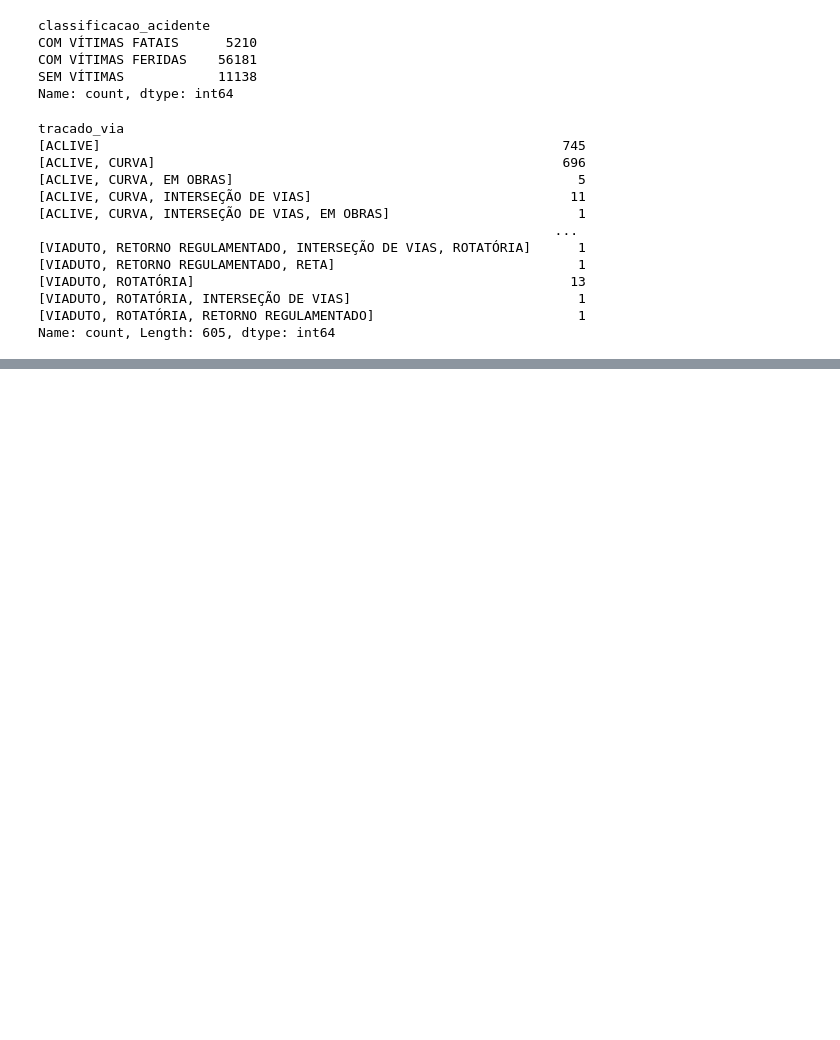
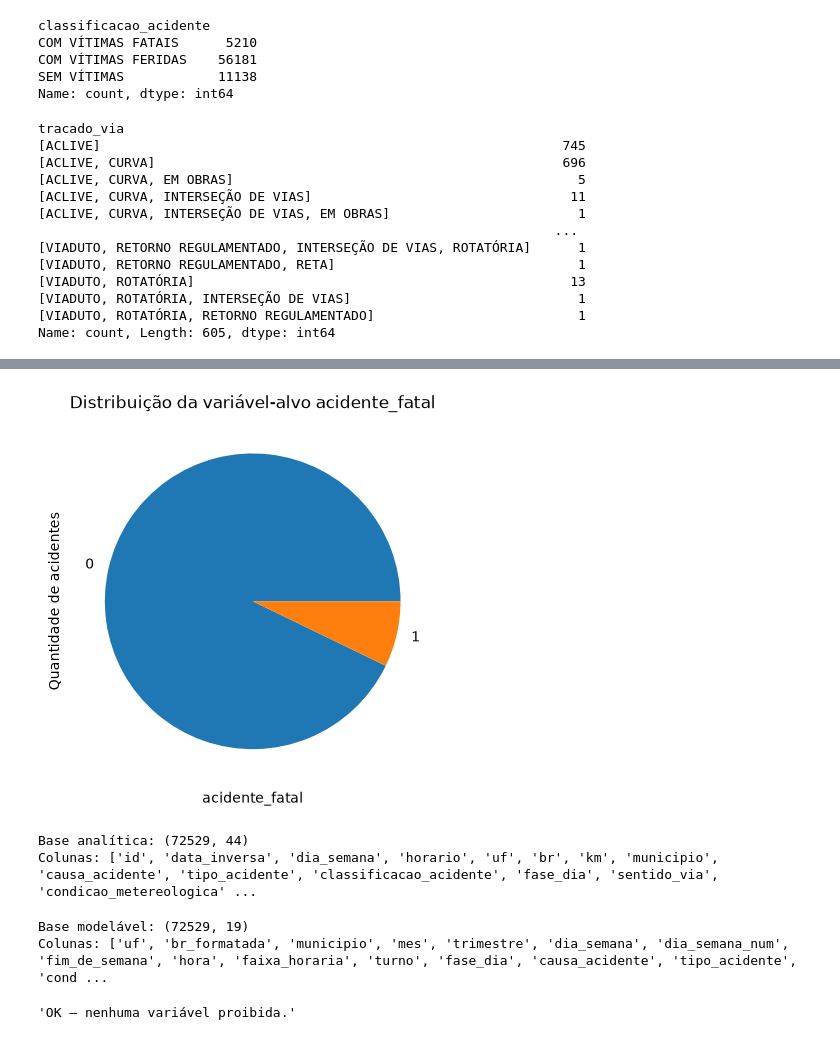
Before and after one commit to andrezlucas/FAP-2026-AnaliseDados, a Jupyter notebook: Projeto_PRF/notebooks/modulo04.ipynb, the cells around one changed output, grey strips where cells are left out. Saved outputs shown, nothing was run; the diff lists cells and outputs as text; code cells hidden in the pictures; blank space fills up the shorter version.

```diff
--- a/Projeto_PRF/notebooks/modulo04.ipynb
+++ b/Projeto_PRF/notebooks/modulo04.ipynb
@@ -507,0 +654,64 @@ df.head()
+# %%
+ax = (
+    df["acidente_fatal"]
+    .value_counts()
+    .sort_index()
+    .plot(kind="pie")
+)
+ax.set_title(
+ "Distribuição da variável-alvo "
+ "acidente_fatal")
+ax.set_xlabel("acidente_fatal")
+ax.set_ylabel("Quantidade de acidentes")
+plt.show()
+# %% [output]
+[figure, added]
+# %%
+# Base analítica completa
+# preserva variáveis úteis para EDA e Power BI
+base_analitica = df.copy()
+
+print("Base analítica:", base_analitica.shape)
+print("Colunas:", base_analitica.columns.tolist())
+# %% [output]
+Base analítica: (72529, 44)
+Colunas: ['id', 'data_inversa', 'dia_semana', 'horario', 'uf', 'br', 'km', 'municipio', 'causa_acidente', 'tipo_acidente', 'classificacao_acidente', 'fase_dia', 'sentido_via', 'condicao_metereologica' ...
+# %%
+variaveis_modelaveis = [
+        "uf","br_formatada","municipio",
+        "mes","trimestre","dia_semana",
+        "dia_semana_num","fim_de_semana",
+        "hora","faixa_horaria","turno",
+        "fase_dia","causa_acidente",
+        "tipo_acidente","condicao_metereologica",
+        "tipo_pista","tracado_via","uso_solo",
+        "acidente_fatal"]
+
+variaveis_modelaveis = [
+    c for c in variaveis_modelaveis
+    if c in df.columns]
+
+base_modelavel = df[variaveis_modelaveis].copy()
+
+print("Base modelável:", base_modelavel.shape)
+print("Colunas:", base_modelavel.columns.tolist())
+# %% [output]
+Base modelável: (72529, 19)
+Colunas: ['uf', 'br_formatada', 'municipio', 'mes', 'trimestre', 'dia_semana', 'dia_semana_num', 'fim_de_semana', 'hora', 'faixa_horaria', 'turno', 'fase_dia', 'causa_acidente', 'tipo_acidente', 'cond ...
+# %%
+variaveis_proibidas = [
+  "mortos","feridos","feridos_leves",
+  "feridos_graves","total_vitimas",
+  "indice_gravidade","acidente_grave",
+  "classificacao_acidente"]
+
+def verificar_data_leakage(base, proibidas):
+    presentes = [c for c in proibidas if c in base.columns]
+    if presentes:
+        raise ValueError(
+            f"Data leakage: {presentes}")
+    return "OK — nenhuma variável proibida."
+
+verificar_data_leakage(base_modelavel, variaveis_proibidas)
+# %% [output]
+'OK — nenhuma variável proibida.'
```
Also changed, not shown: parts of 10 cells of this notebook, 3 other files.
